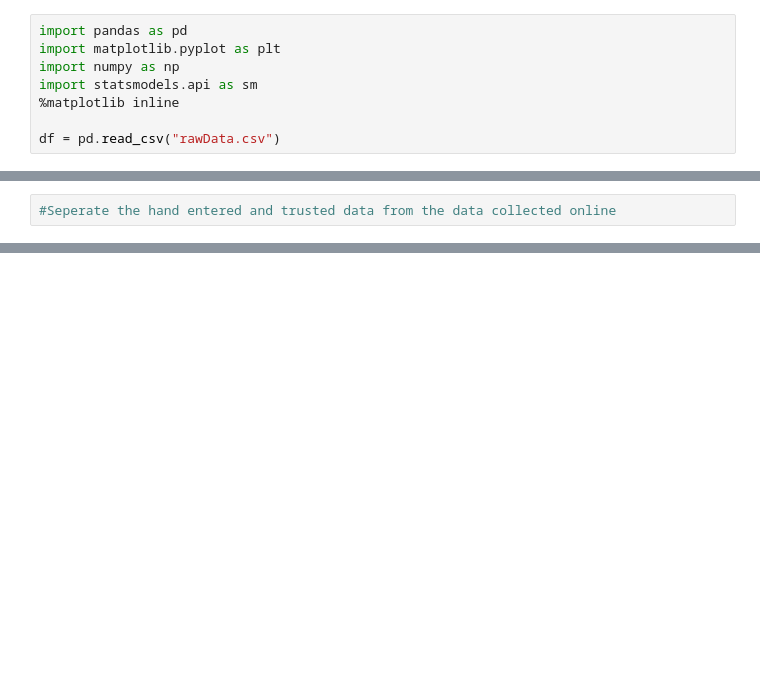
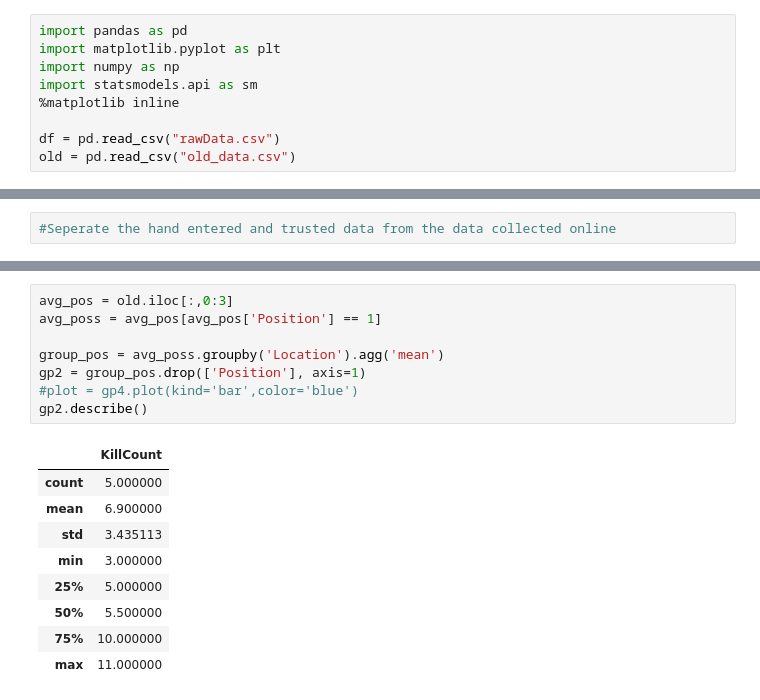
Before and after one commit to Justin1st/Fortnite_Heatmap, a Jupyter notebook: Analysis.ipynb, the cells around one changed output, grey strips where cells are left out. Drawn from its saved outputs; the diff is of its cells as text; blank space fills up the shorter version.

```diff
--- a/Analysis.ipynb
+++ b/Analysis.ipynb
@@ -6,4 +6,5 @@ import statsmodels.api as sm
 %matplotlib inline
 
 df = pd.read_csv("rawData.csv")
+old = pd.read_csv("old_data.csv")
 # %%
@@ -131,0 +168,18 @@ plt.show()
+# %%
+avg_pos = old.iloc[:,0:3]
+avg_poss = avg_pos[avg_pos['Position'] == 1]
+
+group_pos = avg_poss.groupby('Location').agg('mean')
+gp2 = group_pos.drop(['Position'], axis=1)
+#plot = gp4.plot(kind='bar',color='blue')
+gp2.describe()
+# %% [output]
+|  | KillCount |
+| count | 5.000000 |
+| mean | 6.900000 |
+| std | 3.435113 |
+| min | 3.000000 |
+| 25% | 5.000000 |
+| 50% | 5.500000 |
+| 75% | 10.000000 |
+| max | 11.000000 |
```
Also changed, not shown: parts of 11 cells of this notebook.
